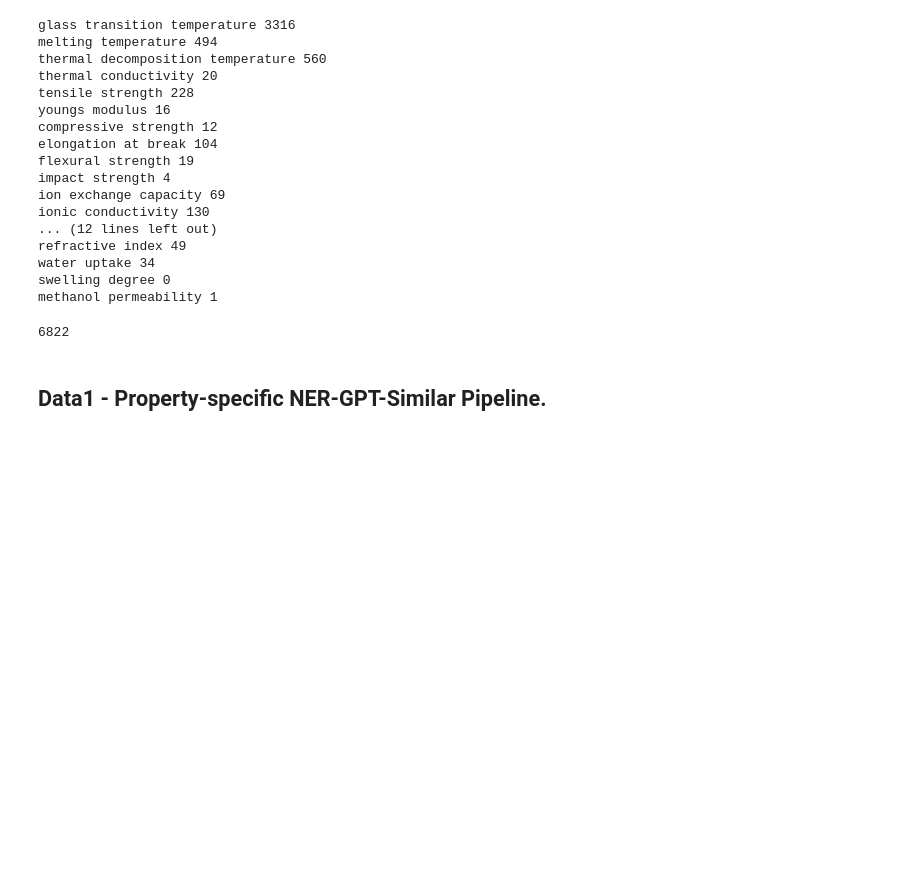
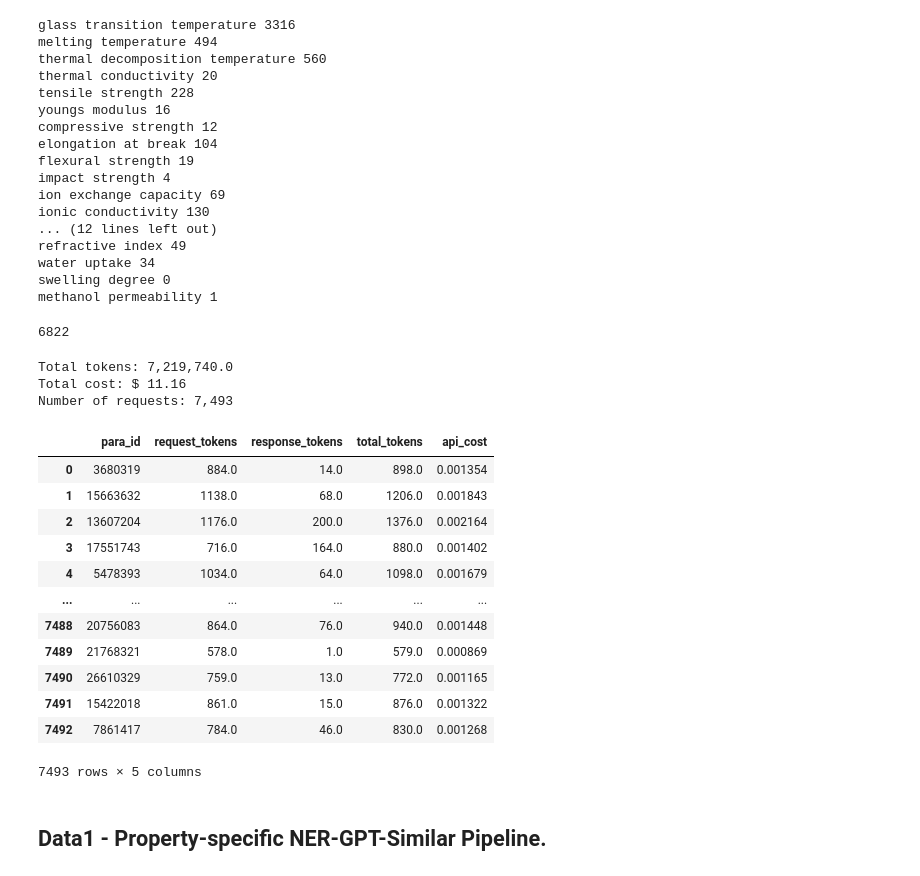
Before and after one commit to Ramprasad-Group/PromptDataExtraction, a Jupyter notebook: notebooks/Analyze-Select-1k.ipynb, the cells around one changed output. Drawn from its saved outputs; the diff is of its cells as text; code cells hidden in the pictures; blank space fills up the shorter version.

```diff
--- a/notebooks/Analyze-Select-1k.ipynb
+++ b/notebooks/Analyze-Select-1k.ipynb
@@ -1009,6 +1009,38 @@ water uptake 34
 swelling degree 0
 methanol permeability 1
 6822
+# %%
+# Number of tokens.
+
+df = execute("""
+        SELECT para_id, request_tokens, response_tokens, request_tokens + response_tokens AS total_tokens
+        FROM  api_requests ar WHERE ar.method_id >= 99 and ar.method_id <= 126;
+        """)
+        # break
+
+df['api_cost'] = (0.0015 * df['request_tokens'] + 0.002 * df['response_tokens']) / 1000
+
+print(f"Total tokens: {df['total_tokens'].sum():,}")
+print(f"Total cost: $ {df['api_cost'].sum():.2f}")
+print(f"Number of requests: {df.shape[0]:,}")
+df
+# %% [output]
+Total tokens: 7,219,740.0
+Total cost: $ 11.16
+Number of requests: 7,493
+|  | para_id | request_tokens | response_tokens | total_tokens | api_cost |
+| 0 | 3680319 | 884.0 | 14.0 | 898.0 | 0.001354 |
+| 1 | 15663632 | 1138.0 | 68.0 | 1206.0 | 0.001843 |
+| 2 | 13607204 | 1176.0 | 200.0 | 1376.0 | 0.002164 |
+| 3 | 17551743 | 716.0 | 164.0 | 880.0 | 0.001402 |
+| 4 | 5478393 | 1034.0 | 64.0 | 1098.0 | 0.001679 |
+| ... | ... | ... | ... | ... | ... |
+| 7488 | 20756083 | 864.0 | 76.0 | 940.0 | 0.001448 |
+| 7489 | 21768321 | 578.0 | 1.0 | 579.0 | 0.000869 |
+| 7490 | 26610329 | 759.0 | 13.0 | 772.0 | 0.001165 |
+| 7491 | 15422018 | 861.0 | 15.0 | 876.0 | 0.001322 |
+| 7492 | 7861417 | 784.0 | 46.0 | 830.0 | 0.001268 |
+7493 rows × 5 columns
 # %% [markdown]
 ## Data1 - Property-specific NER-GPT-Similar Pipeline.
 # %%
```
Also changed, not shown: parts of 4 cells of this notebook.
